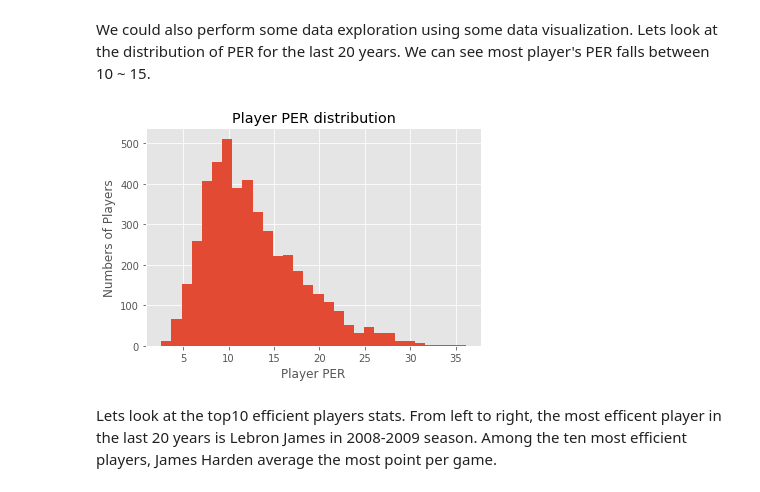
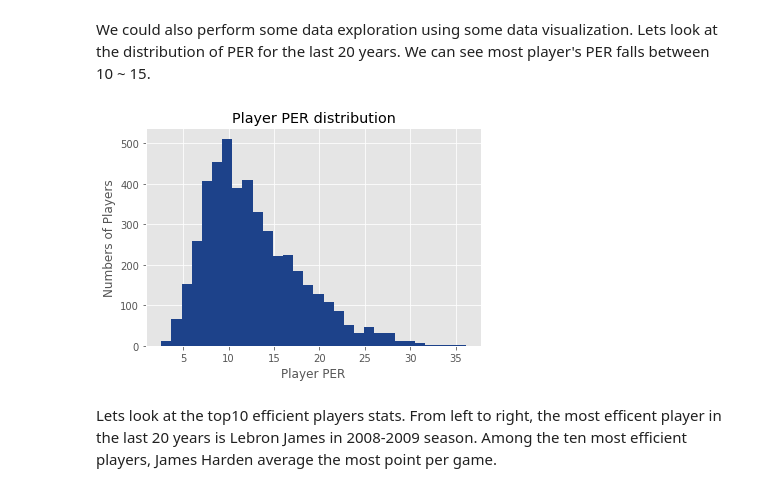
Before and after one commit to joeychen35/Web-Scraping, a Jupyter notebook: Web Scraping Last 20 Regular Season NBA Players Stats.ipynb, the cells around one changed output. Cells and saved outputs as stored; diff of their text form; code cells hidden in the pictures.

```diff
--- a/Web Scraping Last 20 Regular Season NBA Players Stats.ipynb
+++ b/Web Scraping Last 20 Regular Season NBA Players Stats.ipynb
@@ -156,15 +156,15 @@ We could also perform some data exploration using some data visualization. Lets
 # %%
 import matplotlib.pyplot as plt
 
 plt.style.use('ggplot')
 
-plt.hist(df_gp20_min20['PTS'], bins = 30)
+plt.hist(df_gp20_min20['PTS'], bins = 30, color = ('#1d428a'))
 plt.xlabel('Player PER')
 plt.ylabel('Numbers of Players')
 plt.title('Player PER distribution')
 plt.show()
 # %% [output]
-[figure, old version]
+[figure, new version]
 # %% [markdown]
 Lets look at the top10 efficient players stats. From left to right, the most efficent player in the last 20 years is Lebron James in 2008-2009 season. Among the ten most efficient players, James Harden average the most point per game.
 # %%
```
